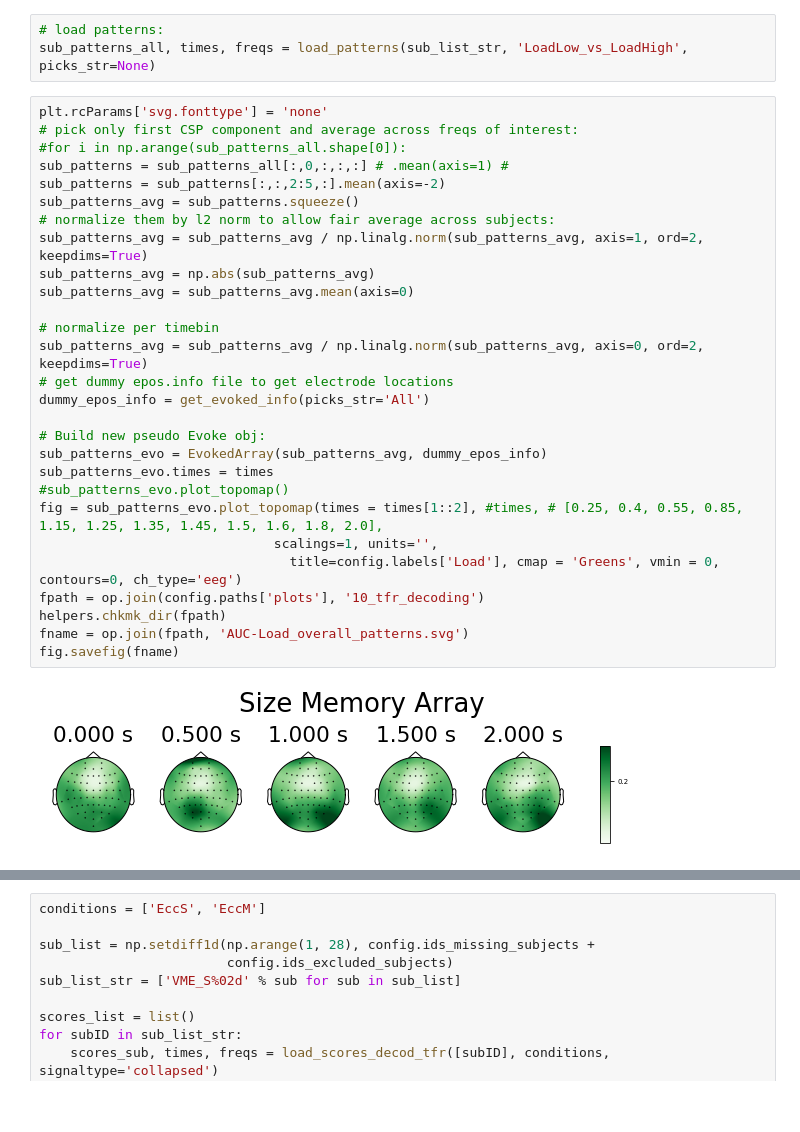
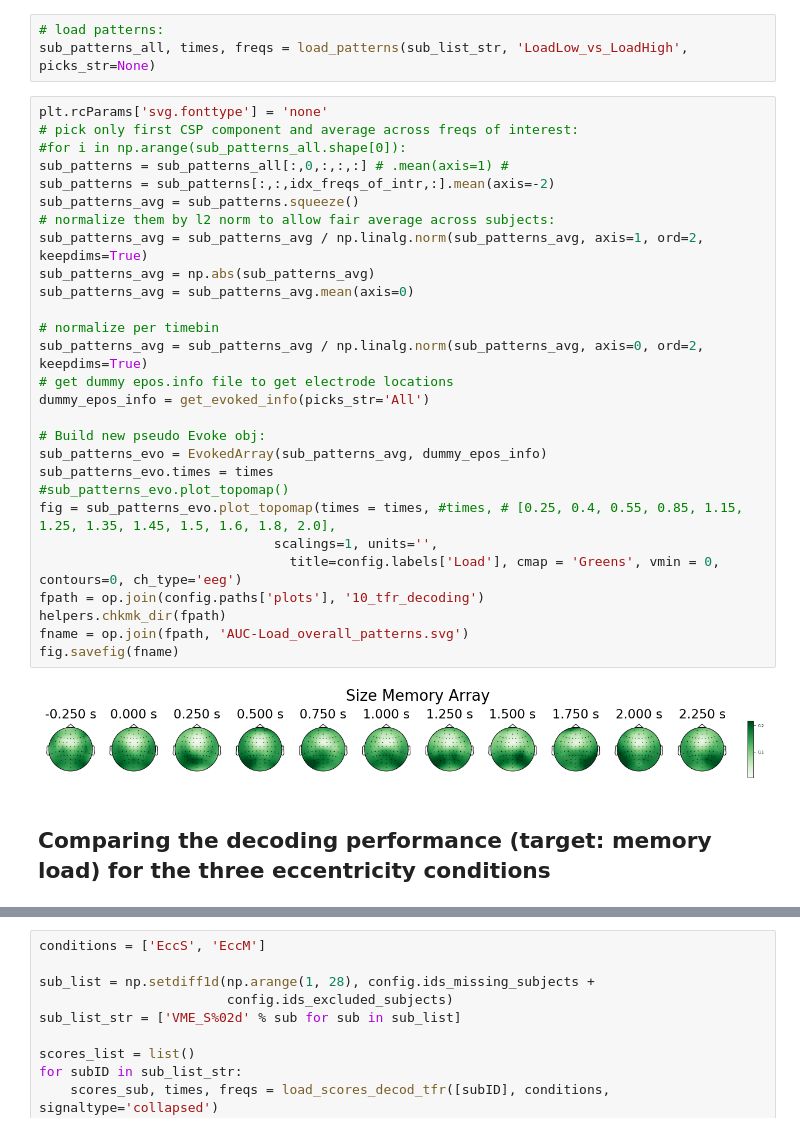
Before and after one commit to eioe/vMemEcc-Analyses, a Jupyter notebook: Analyses_Py/ynb_decode_tfr_plotters.ipynb, the cells around one changed output, grey strips where cells are left out. Drawn from its saved outputs; the diff is of its cells as text; blank space fills up the shorter version.

Commit message:
extract vars, clean up, fix index for freqs

```diff
--- a/Analyses_Py/ynb_decode_tfr_plotters.ipynb
+++ b/Analyses_Py/ynb_decode_tfr_plotters.ipynb
@@ -457,33 +465,35 @@ sub_patterns_all, times, freqs = load_patterns(sub_list_str, 'LoadLow_vs_LoadHig
 # %%
 plt.rcParams['svg.fonttype'] = 'none'
 # pick only first CSP component and average across freqs of interest:
 #for i in np.arange(sub_patterns_all.shape[0]):
 sub_patterns = sub_patterns_all[:,0,:,:,:] # .mean(axis=1) #
-sub_patterns = sub_patterns[:,:,2:5,:].mean(axis=-2)
+sub_patterns = sub_patterns[:,:,idx_freqs_of_intr,:].mean(axis=-2)
 sub_patterns_avg = sub_patterns.squeeze()
 # normalize them by l2 norm to allow fair average across subjects:
 sub_patterns_avg = sub_patterns_avg / np.linalg.norm(sub_patterns_avg, axis=1, ord=2, keepdims=True)
 sub_patterns_avg = np.abs(sub_patterns_avg)
 sub_patterns_avg = sub_patterns_avg.mean(axis=0)
 
 # normalize per timebin
 sub_patterns_avg = sub_patterns_avg / np.linalg.norm(sub_patterns_avg, axis=0, ord=2, keepdims=True)
 # get dummy epos.info file to get electrode locations
 dummy_epos_info = get_evoked_info(picks_str='All')
 
 # Build new pseudo Evoke obj:
 sub_patterns_evo = EvokedArray(sub_patterns_avg, dummy_epos_info)
 sub_patterns_evo.times = times
 #sub_patterns_evo.plot_topomap()
-fig = sub_patterns_evo.plot_topomap(times = times[1::2], #times, # [0.25, 0.4, 0.55, 0.85, 1.15, 1.25, 1.35, 1.45, 1.5, 1.6, 1.8, 2.0],
+fig = sub_patterns_evo.plot_topomap(times = times, #times, # [0.25, 0.4, 0.55, 0.85, 1.15, 1.25, 1.35, 1.45, 1.5, 1.6, 1.8, 2.0],
                               scalings=1, units='',
                                 title=config.labels['Load'], cmap = 'Greens', vmin = 0, contours=0, ch_type='eeg')
 fpath = op.join(config.paths['plots'], '10_tfr_decoding')
 helpers.chkmk_dir(fpath)
 fname = op.join(fpath, 'AUC-Load_overall_patterns.svg')
 fig.savefig(fname)
 # %% [output]
-[figure, old version]
+[figure, new version]
+# %% [markdown]
+## Comparing the decoding performance (target: memory load) for the three eccentricity conditions
 # %%
 
 sub_list = np.setdiff1d(np.arange(1, 28), config.ids_missing_subjects +
```
Also changed, not shown: parts of 13 cells of this notebook, 1 other file.
